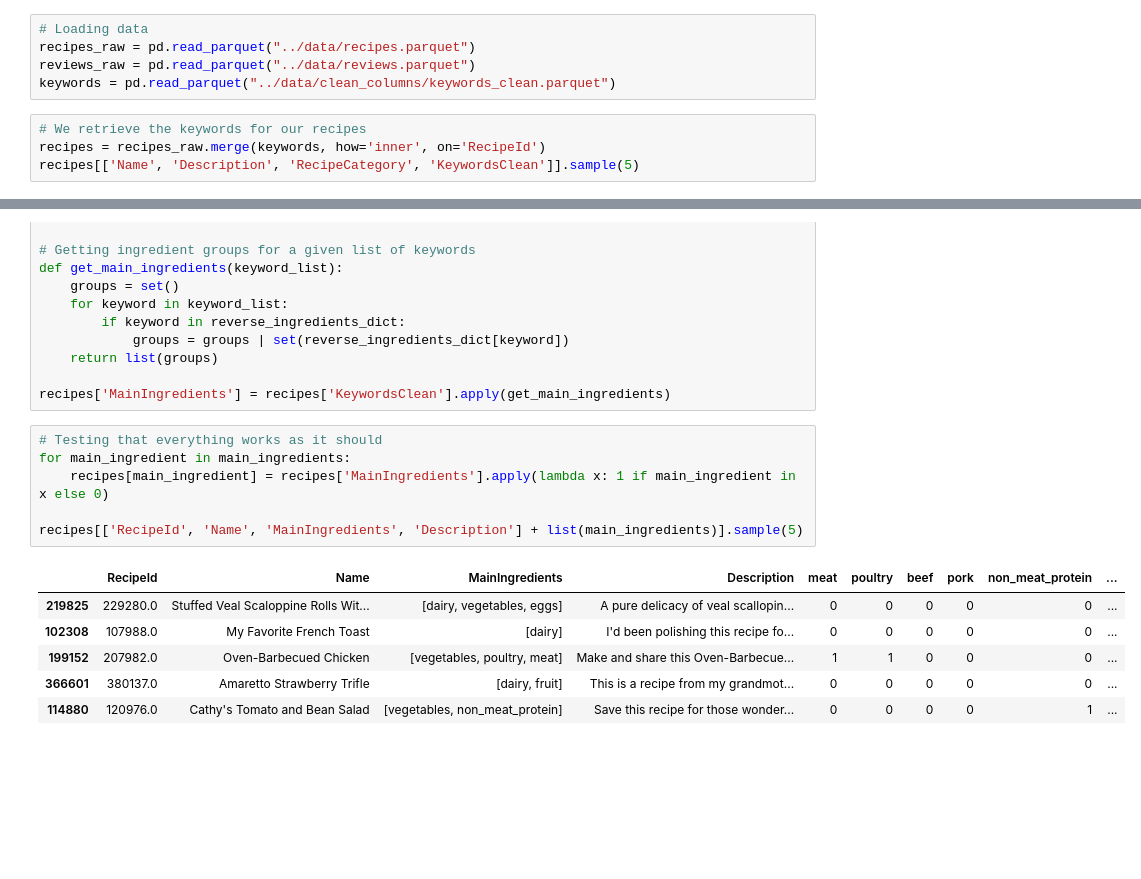
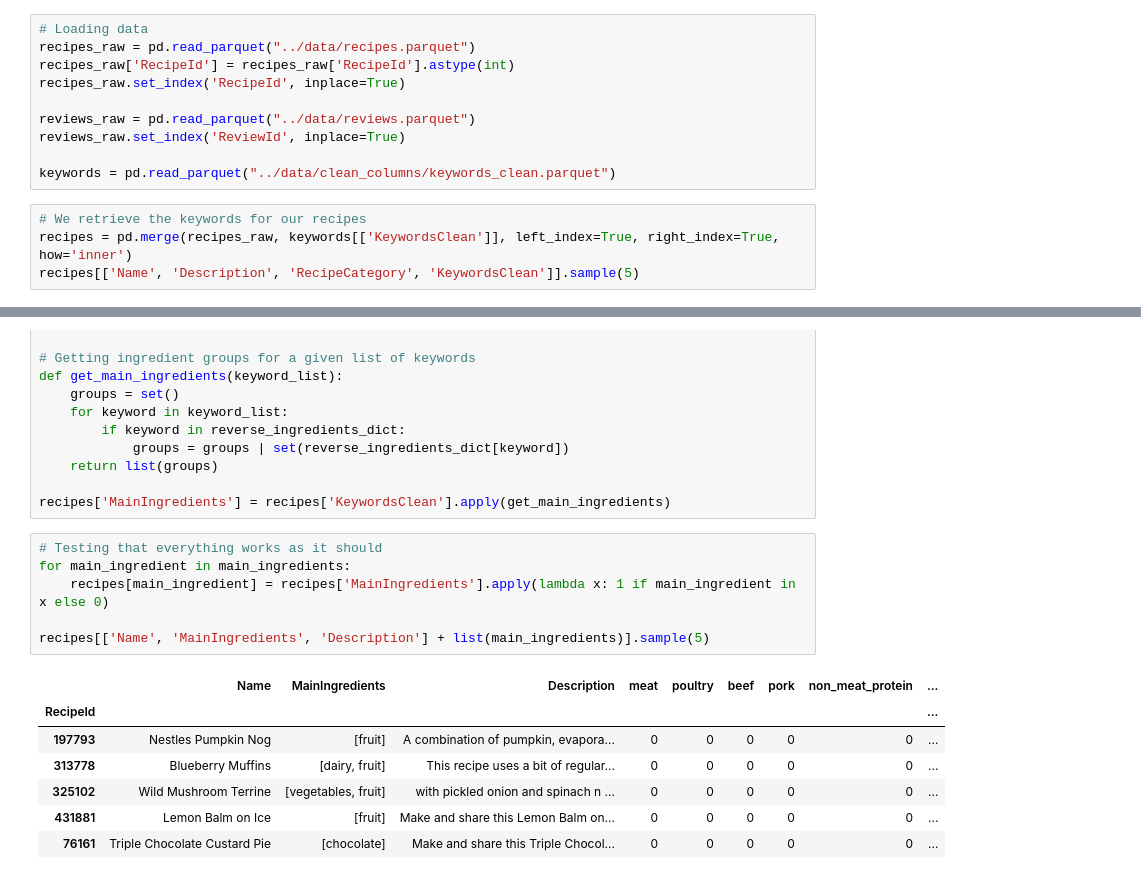
Before and after one commit to nhajouji/foodrecs, a Jupyter notebook: Data Cleaning Notebooks/Categories_cleaning.ipynb, the cells around one changed output, grey strips where cells are left out. Saved outputs shown, nothing was run; the diff lists cells and outputs as text; blank space fills up the shorter version.

Commit message:
Update index for some dataframes

```diff
--- a/Data Cleaning Notebooks/Categories_cleaning.ipynb
+++ b/Data Cleaning Notebooks/Categories_cleaning.ipynb
@@ -7,11 +7,16 @@ import matplotlib.pyplot as plt
 # %%
 # Loading data
 recipes_raw = pd.read_parquet("../data/recipes.parquet")
+recipes_raw['RecipeId'] = recipes_raw['RecipeId'].astype(int)
+recipes_raw.set_index('RecipeId', inplace=True)
+
 reviews_raw = pd.read_parquet("../data/reviews.parquet")
+reviews_raw.set_index('ReviewId', inplace=True)
+
 keywords = pd.read_parquet("../data/clean_columns/keywords_clean.parquet")
 # %%
 # We retrieve the keywords for our recipes
-recipes = recipes_raw.merge(keywords, how='inner', on='RecipeId')
+recipes = pd.merge(recipes_raw, keywords[['KeywordsClean']], left_index=True, right_index=True, how='inner')
 recipes[['Name', 'Description', 'RecipeCategory', 'KeywordsClean']].sample(5)
 # %% [output]
 |  | Name | Description | RecipeCategory | KeywordsClean |
@@ -150,15 +157,16 @@ recipes['MainIngredients'] = recipes['KeywordsClean'].apply(get_main_ingredients
 # %%
 # Testing that everything works as it should
 for main_ingredient in main_ingredients:
     recipes[main_ingredient] = recipes['MainIngredients'].apply(lambda x: 1 if main_ingredient in x else 0)
 
-recipes[['RecipeId', 'Name', 'MainIngredients', 'Description'] + list(main_ingredients)].sample(5)
+recipes[['Name', 'MainIngredients', 'Description'] + list(main_ingredients)].sample(5)
 # %% [output]
-|  | RecipeId | Name | MainIngredients | Description | meat | poultry | beef | pork | non_meat_protein | ... |
-| 219825 | 229280.0 | Stuffed Veal Scaloppine Rolls Wit... | [dairy, vegetables, eggs] | A pure delicacy of veal scallopin... | 0 | 0 | 0 | 0 | 0 | ... |
-| 102308 | 107988.0 | My Favorite French Toast | [dairy] | I'd been polishing this recipe fo... | 0 | 0 | 0 | 0 | 0 | ... |
-| 199152 | 207982.0 | Oven-Barbecued Chicken | [vegetables, poultry, meat] | Make and share this Oven-Barbecue... | 1 | 1 | 0 | 0 | 0 | ... |
-| 366601 | 380137.0 | Amaretto Strawberry Trifle | [dairy, fruit] | This is a recipe from my grandmot... | 0 | 0 | 0 | 0 | 0 | ... |
-| 114880 | 120976.0 | Cathy's Tomato and Bean Salad | [vegetables, non_meat_protein] | Save this recipe for those wonder... | 0 | 0 | 0 | 0 | 1 | ... |
+|  | Name | MainIngredients | Description | meat | poultry | beef | pork | non_meat_protein | ... |
+| RecipeId |  |  |  |  |  |  |  |  | ... |
+| 197793 | Nestles Pumpkin Nog | [fruit] | A combination of pumpkin, evapora... | 0 | 0 | 0 | 0 | 0 | ... |
+| 313778 | Blueberry Muffins | [dairy, fruit] | This recipe uses a bit of regular... | 0 | 0 | 0 | 0 | 0 | ... |
+| 325102 | Wild Mushroom Terrine | [vegetables, fruit] | with pickled onion and spinach n ... | 0 | 0 | 0 | 0 | 0 | ... |
+| 431881 | Lemon Balm on Ice | [fruit] | Make and share this Lemon Balm on... | 0 | 0 | 0 | 0 | 0 | ... |
+| 76161 | Triple Chocolate Custard Pie | [chocolate] | Make and share this Triple Chocol... | 0 | 0 | 0 | 0 | 0 | ... |
 # %%
 # Saving the main ingredients per recipe in a file
```
Also changed, not shown: parts of 4 cells of this notebook, 10 other files.
